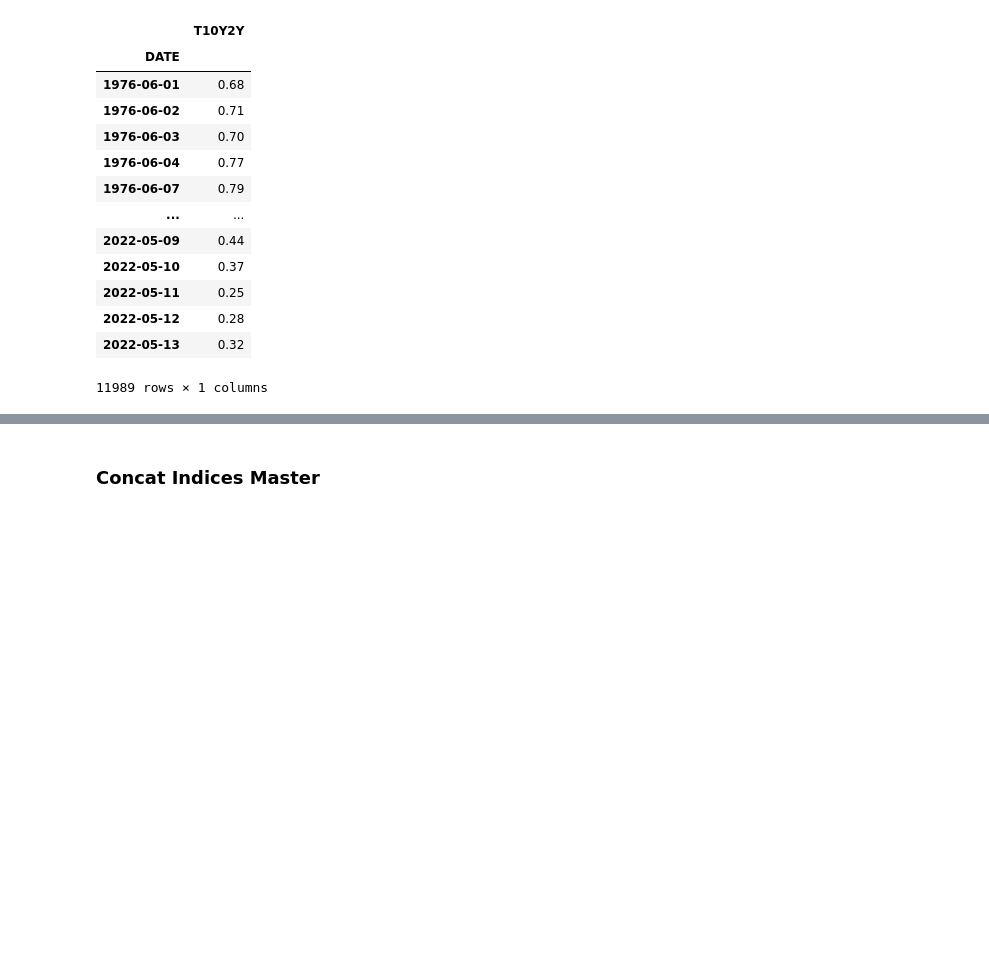
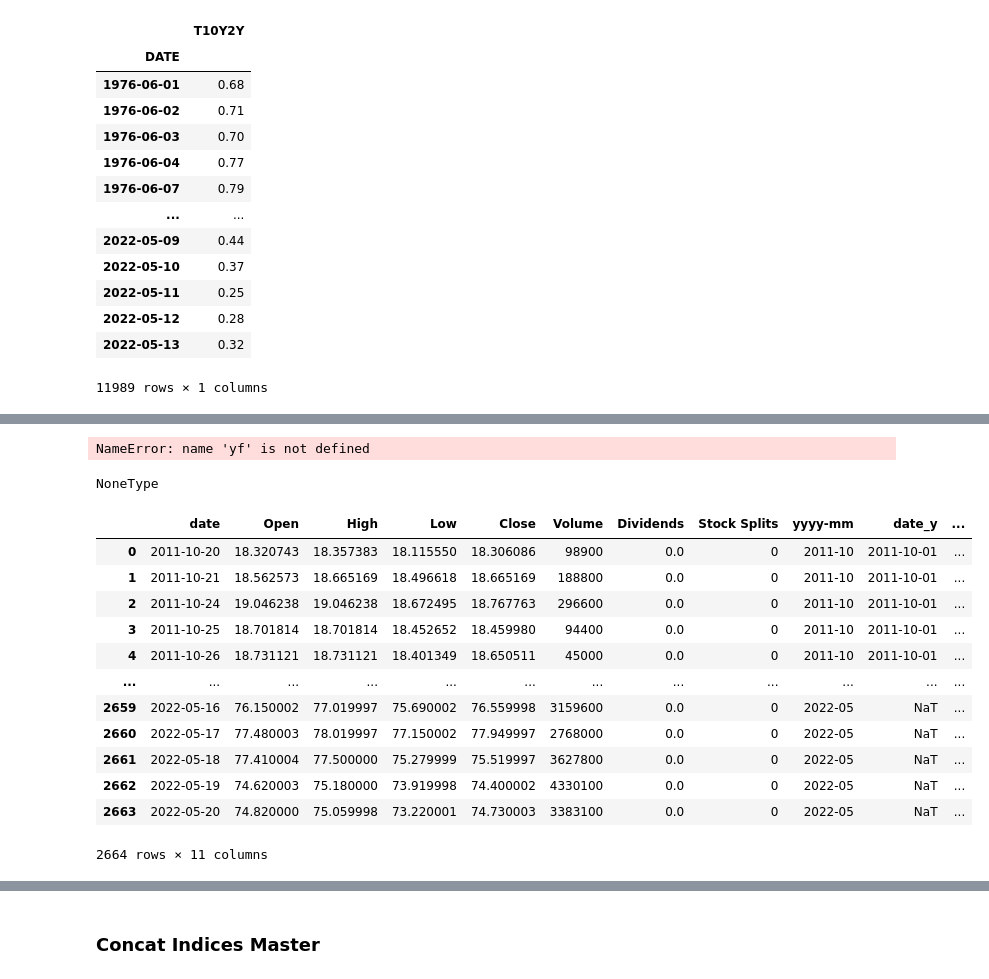
Before and after one commit to vifootball/stock-database-builder, a Jupyter notebook: get_data.ipynb, the cells around one changed output, grey strips where cells are left out. Cells and saved outputs as stored; diff of their text form; code cells hidden in the pictures; blank space fills up the shorter version.

```diff
--- a/get_data.ipynb
+++ b/get_data.ipynb
@@ -518,0 +689,39 @@ a
+# %%
+a = yf.Ticker('schd').history(period='max').reset_index(drop=False)
+#a['yyyy-mm'] = a['Date'].dt.to_period('M').astype('str')
+a.rename(columns={'Date': 'date'}, inplace=True)
+
+processor = etl_processor.EtlProcessor()
+h = processor._join_recession(a)
+h
+# %% [output]
+NameError: name 'yf' is not defined
+# %%
+type(h)
+# %% [output]
+NoneType
+# %%
+a = yf.Ticker('schd').history(period='max').reset_index(drop=False)
+a['yyyy-mm'] = a['Date'].dt.to_period('M').astype('str')
+a.rename(columns={'Date': 'date'}, inplace=True)
+
+processor = etl_processor.EtlProcessor()
+recession = processor.get_recession()
+
+joined = a.merge(recession, how='left', on='yyyy-mm', suffixes=(None,"_y"))
+joined['recession'].fillna(0, inplace=True)
+joined
+# %% [output]
+|  | date | Open | High | Low | Close | Volume | Dividends | Stock Splits | yyyy-mm | date_y | ... |
+| 0 | 2011-10-20 | 18.320743 | 18.357383 | 18.115550 | 18.306086 | 98900 | 0.0 | 0 | 2011-10 | 2011-10-01 | ... |
+| 1 | 2011-10-21 | 18.562573 | 18.665169 | 18.496618 | 18.665169 | 188800 | 0.0 | 0 | 2011-10 | 2011-10-01 | ... |
+| 2 | 2011-10-24 | 19.046238 | 19.046238 | 18.672495 | 18.767763 | 296600 | 0.0 | 0 | 2011-10 | 2011-10-01 | ... |
+| 3 | 2011-10-25 | 18.701814 | 18.701814 | 18.452652 | 18.459980 | 94400 | 0.0 | 0 | 2011-10 | 2011-10-01 | ... |
+| 4 | 2011-10-26 | 18.731121 | 18.731121 | 18.401349 | 18.650511 | 45000 | 0.0 | 0 | 2011-10 | 2011-10-01 | ... |
+| ... | ... | ... | ... | ... | ... | ... | ... | ... | ... | ... | ... |
+| 2659 | 2022-05-16 | 76.150002 | 77.019997 | 75.690002 | 76.559998 | 3159600 | 0.0 | 0 | 2022-05 | NaT | ... |
+| 2660 | 2022-05-17 | 77.480003 | 78.019997 | 77.150002 | 77.949997 | 2768000 | 0.0 | 0 | 2022-05 | NaT | ... |
+| 2661 | 2022-05-18 | 77.410004 | 77.500000 | 75.279999 | 75.519997 | 3627800 | 0.0 | 0 | 2022-05 | NaT | ... |
+| 2662 | 2022-05-19 | 74.620003 | 75.180000 | 73.919998 | 74.400002 | 4330100 | 0.0 | 0 | 2022-05 | NaT | ... |
+| 2663 | 2022-05-20 | 74.820000 | 75.059998 | 73.220001 | 74.730003 | 3383100 | 0.0 | 0 | 2022-05 | NaT | ... |
+2664 rows × 11 columns
```
Also changed, not shown: parts of 24 cells of this notebook, 2 other files.
